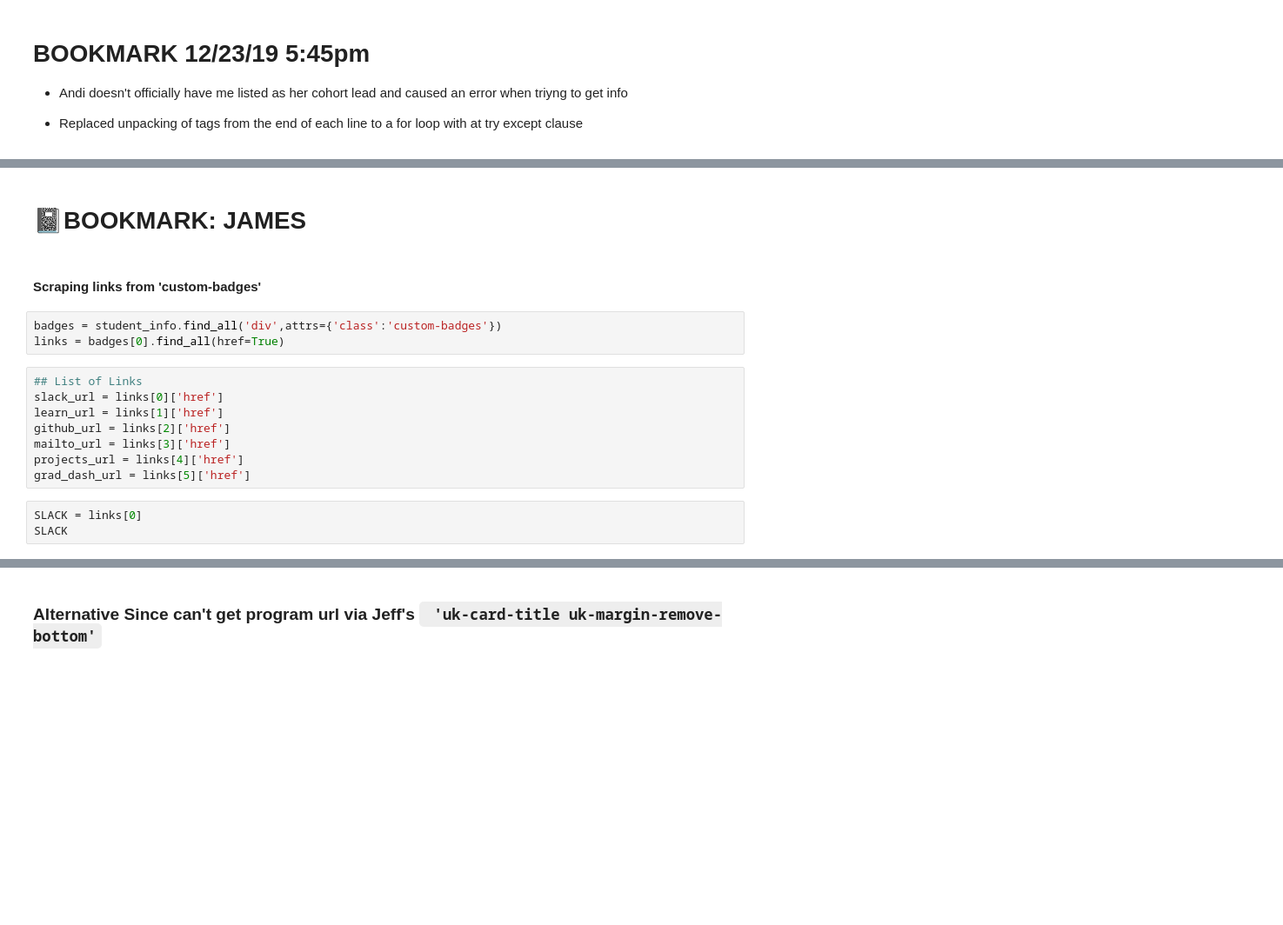
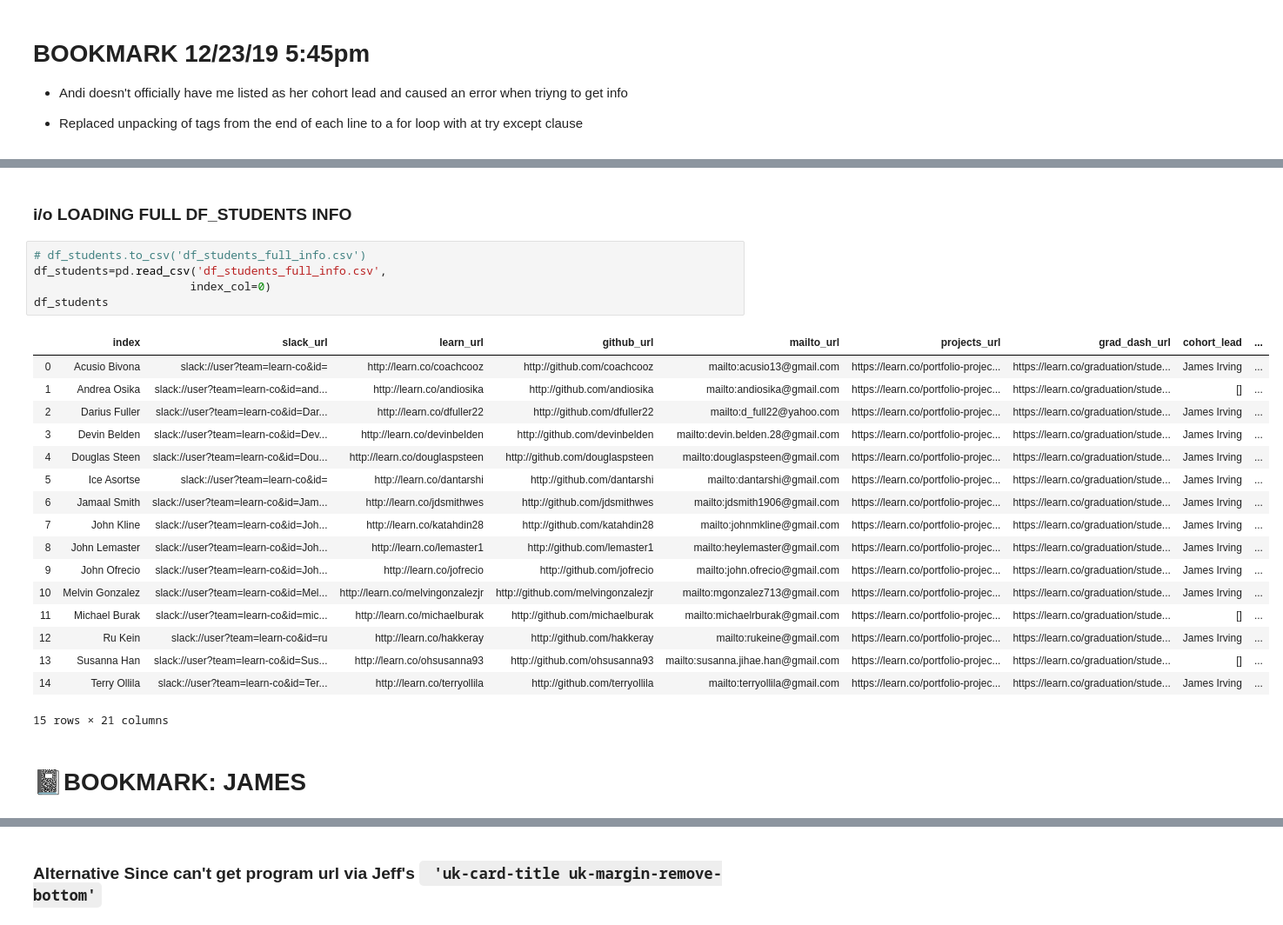
Before and after one commit to jirvingphd/scrape_learn, a Jupyter notebook: Scraping2.ipynb, the cells around one changed output, grey strips where cells are left out. Shown: that part at 87% size. Cells and saved outputs as stored; diff of their text form; blank space fills up the shorter version.

Commit message:
commit before changing scraping2

```diff
--- a/Scraping2.ipynb
+++ b/Scraping2.ipynb
@@ -531,18 +751,27 @@ profile_info = tags[2]
+# %% [markdown]
+### i/o LOADING FULL DF_STUDENTS INFO
+# %%
+# df_students.to_csv('df_students_full_info.csv')
+df_students=pd.read_csv('df_students_full_info.csv',
+                       index_col=0)
+df_students
+# %% [output]
+|  | index | slack_url | learn_url | github_url | mailto_url | projects_url | grad_dash_url | cohort_lead | ... |
+| 0 | Acusio Bivona | slack://user?team=learn-co&id= | http://learn.co/coachcooz | http://github.com/coachcooz | mailto:acusio13@gmail.com | https://learn.co/portfolio-projec... | https://learn.co/graduation/stude... | James Irving | ... |
+| 1 | Andrea Osika | slack://user?team=learn-co&id=and... | http://learn.co/andiosika | http://github.com/andiosika | mailto:andiosika@gmail.com | https://learn.co/portfolio-projec... | https://learn.co/graduation/stude... | [] | ... |
+| 2 | Darius Fuller | slack://user?team=learn-co&id=Dar... | http://learn.co/dfuller22 | http://github.com/dfuller22 | mailto:d_full22@yahoo.com | https://learn.co/portfolio-projec... | https://learn.co/graduation/stude... | James Irving | ... |
+| 3 | Devin Belden | slack://user?team=learn-co&id=Dev... | http://learn.co/devinbelden | http://github.com/devinbelden | mailto:devin.belden.28@gmail.com | https://learn.co/portfolio-projec... | https://learn.co/graduation/stude... | James Irving | ... |
+| 4 | Douglas Steen | slack://user?team=learn-co&id=Dou... | http://learn.co/douglaspsteen | http://github.com/douglaspsteen | mailto:douglaspsteen@gmail.com | https://learn.co/portfolio-projec... | https://learn.co/graduation/stude... | James Irving | ... |
+| 5 | Ice Asortse | slack://user?team=learn-co&id= | http://learn.co/dantarshi | http://github.com/dantarshi | mailto:dantarshi@gmail.com | https://learn.co/portfolio-projec... | https://learn.co/graduation/stude... | James Irving | ... |
+| 6 | Jamaal Smith | slack://user?team=learn-co&id=Jam... | http://learn.co/jdsmithwes | http://github.com/jdsmithwes | mailto:jdsmith1906@gmail.com | https://learn.co/portfolio-projec... | https://learn.co/graduation/stude... | James Irving | ... |
+| 7 | John Kline | slack://user?team=learn-co&id=Joh... | http://learn.co/katahdin28 | http://github.com/katahdin28 | mailto:johnmkline@gmail.com | https://learn.co/portfolio-projec... | https://learn.co/graduation/stude... | James Irving | ... |
+| 8 | John Lemaster | slack://user?team=learn-co&id=Joh... | http://learn.co/lemaster1 | http://github.com/lemaster1 | mailto:heylemaster@gmail.com | https://learn.co/portfolio-projec... | https://learn.co/graduation/stude... | James Irving | ... |
+| 9 | John Ofrecio | slack://user?team=learn-co&id=Joh... | http://learn.co/jofrecio | http://github.com/jofrecio | mailto:john.ofrecio@gmail.com | https://learn.co/portfolio-projec... | https://learn.co/graduation/stude... | James Irving | ... |
+| 10 | Melvin Gonzalez | slack://user?team=learn-co&id=Mel... | http://learn.co/melvingonzalezjr | http://github.com/melvingonzalezjr | mailto:mgonzalez713@gmail.com | https://learn.co/portfolio-projec... | https://learn.co/graduation/stude... | James Irving | ... |
+| 11 | Michael Burak | slack://user?team=learn-co&id=mic... | http://learn.co/michaelburak | http://github.com/michaelburak | mailto:michaelrburak@gmail.com | https://learn.co/portfolio-projec... | https://learn.co/graduation/stude... | [] | ... |
+| 12 | Ru Kein | slack://user?team=learn-co&id=ru | http://learn.co/hakkeray | http://github.com/hakkeray | mailto:rukeine@gmail.com | https://learn.co/portfolio-projec... | https://learn.co/graduation/stude... | James Irving | ... |
+| 13 | Susanna Han | slack://user?team=learn-co&id=Sus... | http://learn.co/ohsusanna93 | http://github.com/ohsusanna93 | mailto:susanna.jihae.han@gmail.com | https://learn.co/portfolio-projec... | https://learn.co/graduation/stude... | [] | ... |
+| 14 | Terry Ollila | slack://user?team=learn-co&id=Ter... | http://learn.co/terryollila | http://github.com/terryollila | mailto:terryollila@gmail.com | https://learn.co/portfolio-projec... | https://learn.co/graduation/stude... | James Irving | ... |
+15 rows × 21 columns
 # %% [markdown]
 # 📓BOOKMARK: JAMES
-# %% [markdown]
-#### Scraping links from 'custom-badges'
-# %%
-badges = student_info.find_all('div',attrs={'class':'custom-badges'})
-links = badges[0].find_all(href=True)
-# %%
-## List of Links
-slack_url = links[0]['href']
-learn_url = links[1]['href']
-github_url = links[2]['href']
-mailto_url = links[3]['href']
-projects_url = links[4]['href']
-grad_dash_url = links[5]['href']
-# %%
-SLACK = links[0]
-SLACK
```
Also changed, not shown: parts of 93 cells of this notebook, 4 other files.
